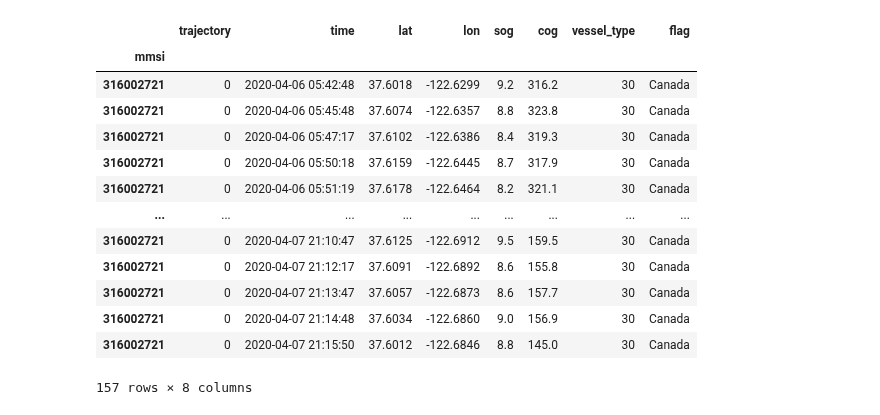
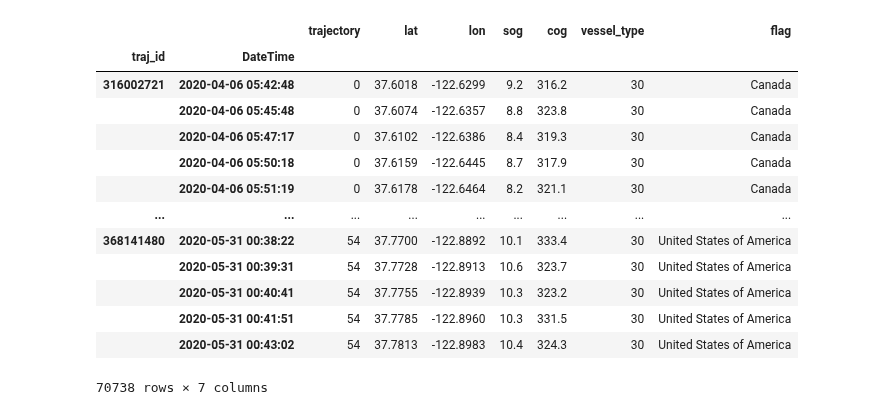
Before and after one commit to YakshHaranwala/PTRAIL, a Jupyter notebook: examples/Test.ipynb, the cells around one changed output. Cells and saved outputs as stored; diff of their text form; code cells hidden in the pictures.

```diff
--- a/examples/Test.ipynb
+++ b/examples/Test.ipynb
@@ -23,17 +7,19 @@ data
-# %%
-data.loc[[316002721]]
-# %% [output]
-|  | trajectory | time | lat | lon | sog | cog | vessel_type | flag |
-| mmsi |  |  |  |  |  |  |  |  |
-| 316002721 | 0 | 2020-04-06 05:42:48 | 37.6018 | -122.6299 | 9.2 | 316.2 | 30 | Canada |
-| 316002721 | 0 | 2020-04-06 05:45:48 | 37.6074 | -122.6357 | 8.8 | 323.8 | 30 | Canada |
-| 316002721 | 0 | 2020-04-06 05:47:17 | 37.6102 | -122.6386 | 8.4 | 319.3 | 30 | Canada |
-| 316002721 | 0 | 2020-04-06 05:50:18 | 37.6159 | -122.6445 | 8.7 | 317.9 | 30 | Canada |
-| 316002721 | 0 | 2020-04-06 05:51:19 | 37.6178 | -122.6464 | 8.2 | 321.1 | 30 | Canada |
-| ... | ... | ... | ... | ... | ... | ... | ... | ... |
-| 316002721 | 0 | 2020-04-07 21:10:47 | 37.6125 | -122.6912 | 9.5 | 159.5 | 30 | Canada |
-| 316002721 | 0 | 2020-04-07 21:12:17 | 37.6091 | -122.6892 | 8.6 | 155.8 | 30 | Canada |
-| 316002721 | 0 | 2020-04-07 21:13:47 | 37.6057 | -122.6873 | 8.6 | 157.7 | 30 | Canada |
-| 316002721 | 0 | 2020-04-07 21:14:48 | 37.6034 | -122.6860 | 9.0 | 156.9 | 30 | Canada |
-| 316002721 | 0 | 2020-04-07 21:15:50 | 37.6012 | -122.6846 | 8.8 | 145.0 | 30 | Canada |
-157 rows × 8 columns
+# %%
+dataset = PTRAILDataFrame(data_set=pd.read_csv('./data/compression_data.csv'),
+                          datetime='DateTime', traj_id='traj_id', latitude='lat', longitude='lon')
+dataset
+# %% [output]
+|  |  | trajectory | lat | lon | sog | cog | vessel_type | flag |
+| traj_id | DateTime |  |  |  |  |  |  |  |
+| 316002721 | 2020-04-06 05:42:48 | 0 | 37.6018 | -122.6299 | 9.2 | 316.2 | 30 | Canada |
+|  | 2020-04-06 05:45:48 | 0 | 37.6074 | -122.6357 | 8.8 | 323.8 | 30 | Canada |
+|  | 2020-04-06 05:47:17 | 0 | 37.6102 | -122.6386 | 8.4 | 319.3 | 30 | Canada |
+|  | 2020-04-06 05:50:18 | 0 | 37.6159 | -122.6445 | 8.7 | 317.9 | 30 | Canada |
+|  | 2020-04-06 05:51:19 | 0 | 37.6178 | -122.6464 | 8.2 | 321.1 | 30 | Canada |
+| ... | ... | ... | ... | ... | ... | ... | ... | ... |
+| 368141480 | 2020-05-31 00:38:22 | 54 | 37.7700 | -122.8892 | 10.1 | 333.4 | 30 | United States of America |
+|  | 2020-05-31 00:39:31 | 54 | 37.7728 | -122.8913 | 10.6 | 323.7 | 30 | United States of America |
+|  | 2020-05-31 00:40:41 | 54 | 37.7755 | -122.8939 | 10.3 | 323.2 | 30 | United States of America |
+|  | 2020-05-31 00:41:51 | 54 | 37.7785 | -122.8960 | 10.3 | 331.5 | 30 | United States of America |
+|  | 2020-05-31 00:43:02 | 54 | 37.7813 | -122.8983 | 10.4 | 324.3 | 30 | United States of America |
+70738 rows × 7 columns
```
Also changed, not shown: parts of 7 cells of this notebook, 21 other files.
